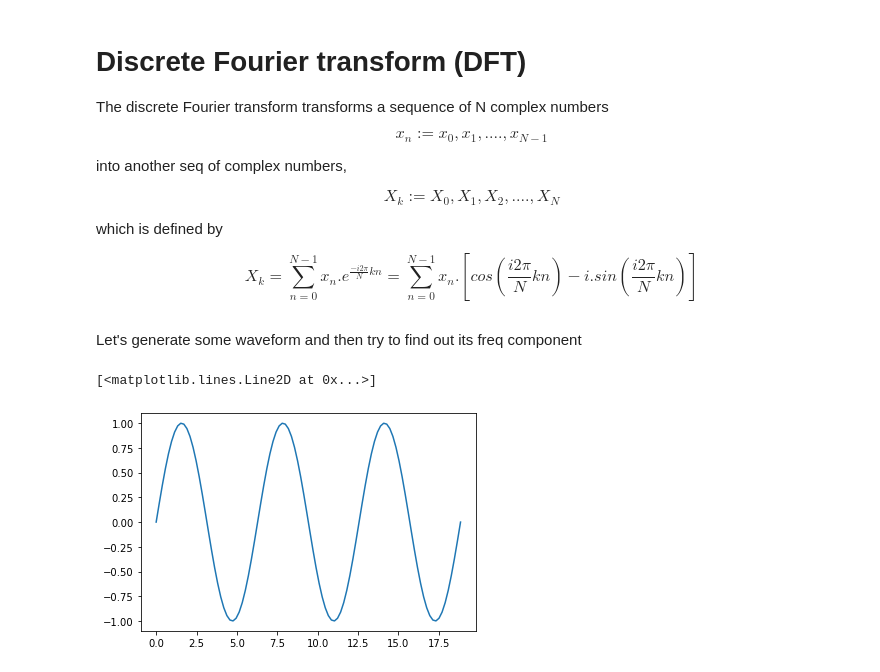
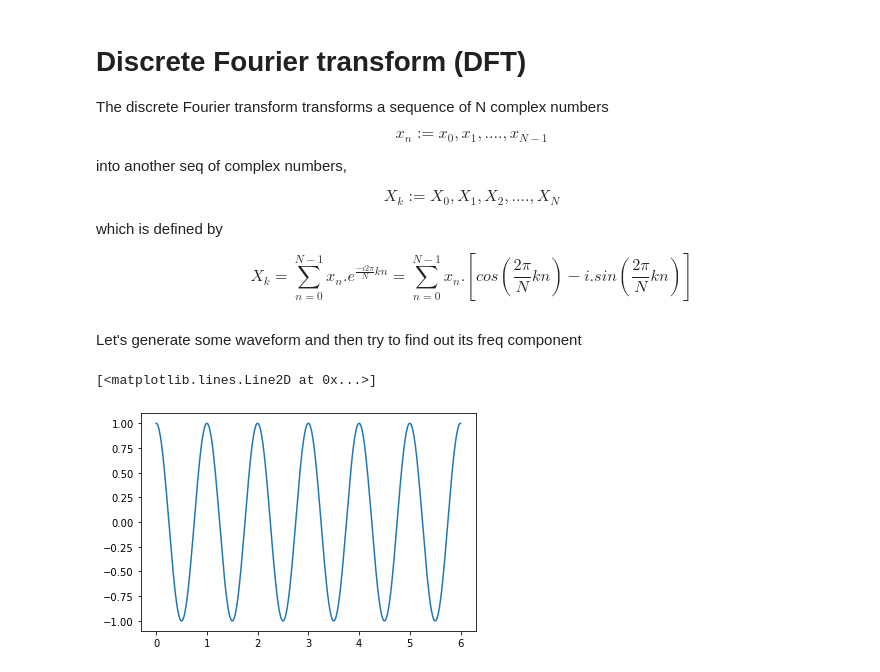
Before and after one commit to hello-arun/complex-coding-problems, a Jupyter notebook: 801-DFT/main.ipynb, the cells around one changed output. Cells and saved outputs as stored; diff of their text form; code cells hidden in the pictures.

```diff
--- a/801-DFT/main.ipynb
+++ b/801-DFT/main.ipynb
@@ -11,17 +11,20 @@ $${X_k} := X_0, X_1, X_2, ...., X_N$$
 
 which is defined by
 
-$$X_k = \sum_{n=0}^{N-1} x_n. e^{\frac{-i2\pi}{N}kn} = \sum_{n=0}^{N-1} x_n. [ cos(\frac{i2\pi}{N}kn) - i.sin(\frac{i2\pi}{N}kn)]$$
+$$X_k = \sum_{n=0}^{N-1} x_n. e^{\frac{-i2\pi}{N}kn} = \sum_{n=0}^{N-1} x_n. [ cos(\frac{2\pi}{N}kn) - i.sin(\frac{2\pi}{N}kn)]$$
 # %%
 from math import sin,cos,pi
 import numpy as np
 import matplotlib.pyplot as plt
+TWO_PI=2*pi
+num_points=500
 # %% [markdown]
 Let's generate some waveform and then try to find out its freq component
 # %%
-x=np.linspace(0,6*pi,100)
-y=np.sin(x)
-plt.plot(x,y)
+
+X=np.linspace(0,6,num_points)*TWO_PI
+Y=(np.cos(X))
+plt.plot(X/TWO_PI,Y)
 # %% [output]
 [<matplotlib.lines.Line2D at 0x...>]
-[figure, old version]
+[figure, new version]
```
Also changed, not shown: parts of 3 cells of this notebook.
